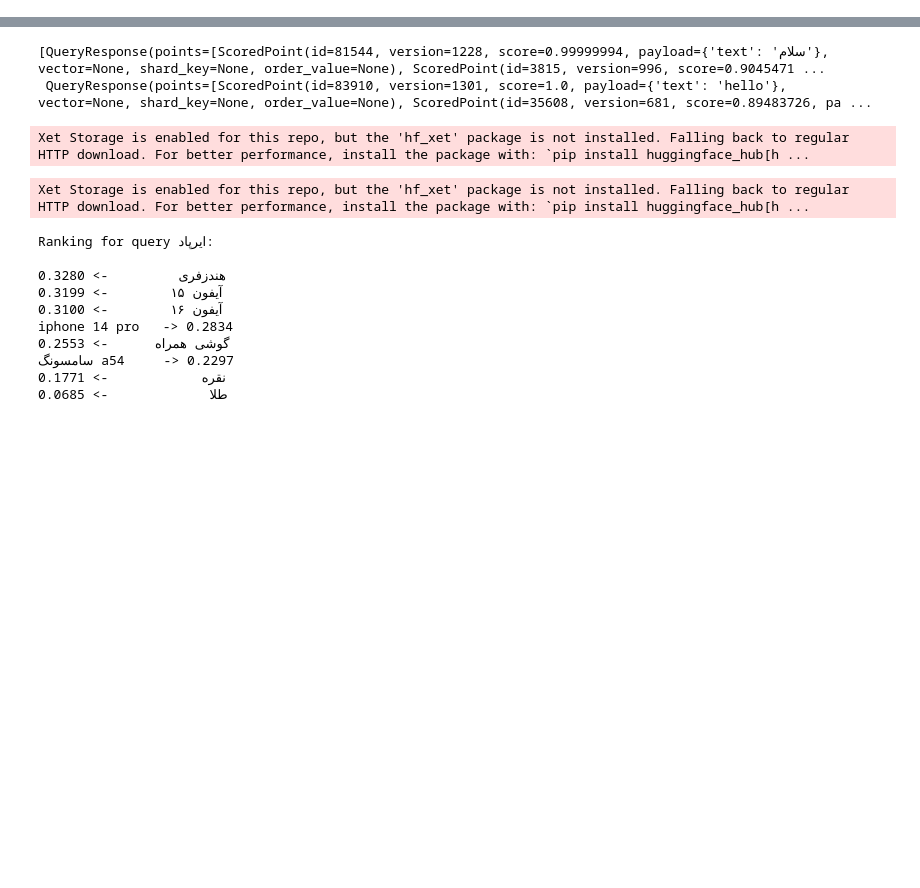
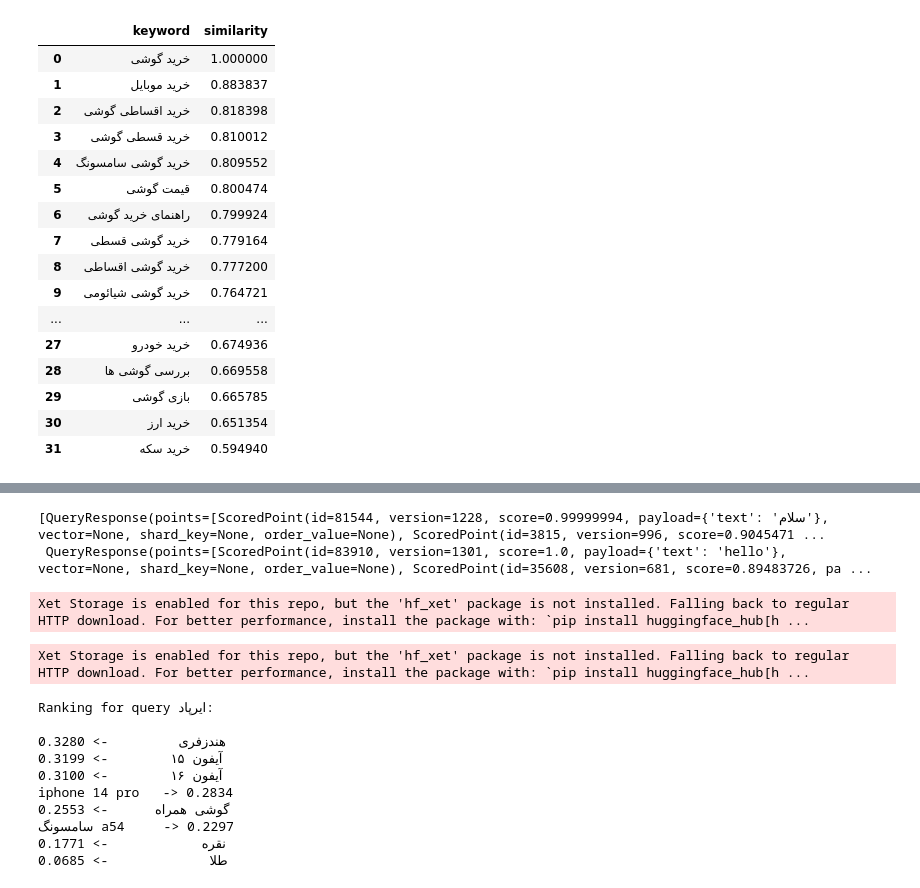
Before and after one commit to khoda81/seo-embeddings, a Jupyter notebook: Playground.ipynb, the cells around one changed output, grey strips where cells are left out. Saved outputs shown, nothing was run; the diff lists cells and outputs as text; code cells hidden in the pictures; blank space fills up the shorter version.

```diff
--- a/Playground.ipynb
+++ b/Playground.ipynb
@@ -0,0 +77,64 @@
+# %%
+import pandas as pd
+
+query = "خرید گوشی"
+
+texts = [
+    "خرید گوشی",
+    "خرید موبایل",
+    "راهنمای خرید گوشی",
+    "خرید گوشی سامسونگ",
+    "قیمت گوشی",
+    "خرید خودرو",
+    "خرید قسطی گوشی",
+    "خرید گوشی قسطی",
+    "خرید گوشی شیائومی",
+    "مدل گوشی",
+    "خرید ماشین",
+    "بررسی گوشی",
+    "خرید گوشی اقساطی",
+    "خرید اقساطی گوشی",
+    "سایت گوشی",
+    "قیمت گوشی ها",
+    "گوشی جدید",
+    "قیمت گوشی موبایل",
+    "بررسی گوشی ها",
+    "خرید ارز",
+    "گوشی",
+    "بهترین گوشی",
+    "خرید",
+    "گوشی خوب چی بخرم",
+    "خرید تلویزیون",
+    "خرید تبلت",
+    "عکس گوشی",
+    "خرید سکه",
+    "مدل گوشی جدید",
+    "مقایسه گوشی",
+    "رجیستر کردن گوشی",
+    "بازی گوشی",
+]
+
+# 1️⃣ Get embeddings
+response = client.embeddings.create(
+    # model="text-embedding-3-small",  # or text-embedding-3-large
+    # model="qwen/qwen3-embedding-0.6b",
+    # model="openai/text-embedding-ada-002",
+    model="openai/text-embedding-3-large",
+    input=[query] + texts,
+)
+
+query_vec, *embeddings = [d.embedding for d in response.data]
+
+
+def cosine(a, b):
+    a, b = np.array(a), np.array(b)
+    return np.dot(a, b) / (np.linalg.norm(a) * np.linalg.norm(b))
+
+
+scores = [cosine(query_vec, emb) for emb in embeddings]
+output = pd.DataFrame({"keyword": texts, "similarity": scores})
+output = output.sort_values("similarity", ascending=False).reset_index(drop=True)
+
+print("Query:", query)
+output
+# %% [output]
@@ -0,0 +142,17 @@
+|  | keyword | similarity |
+| 0 | خرید گوشی | 1.000000 |
+| 1 | خرید موبایل | 0.883837 |
+| 2 | خرید اقساطی گوشی | 0.818398 |
+| 3 | خرید قسطی گوشی | 0.810012 |
+| 4 | خرید گوشی سامسونگ | 0.809552 |
+| 5 | قیمت گوشی | 0.800474 |
+| 6 | راهنمای خرید گوشی | 0.799924 |
+| 7 | خرید گوشی قسطی | 0.779164 |
+| 8 | خرید گوشی اقساطی | 0.777200 |
+| 9 | خرید گوشی شیائومی | 0.764721 |
+| ... | ... | ... |
+| 27 | خرید خودرو | 0.674936 |
+| 28 | بررسی گوشی ها | 0.669558 |
+| 29 | بازی گوشی | 0.665785 |
+| 30 | خرید ارز | 0.651354 |
+| 31 | خرید سکه | 0.594940 |
```
Also changed, not shown: parts of 24 cells of this notebook, 5 other files.
